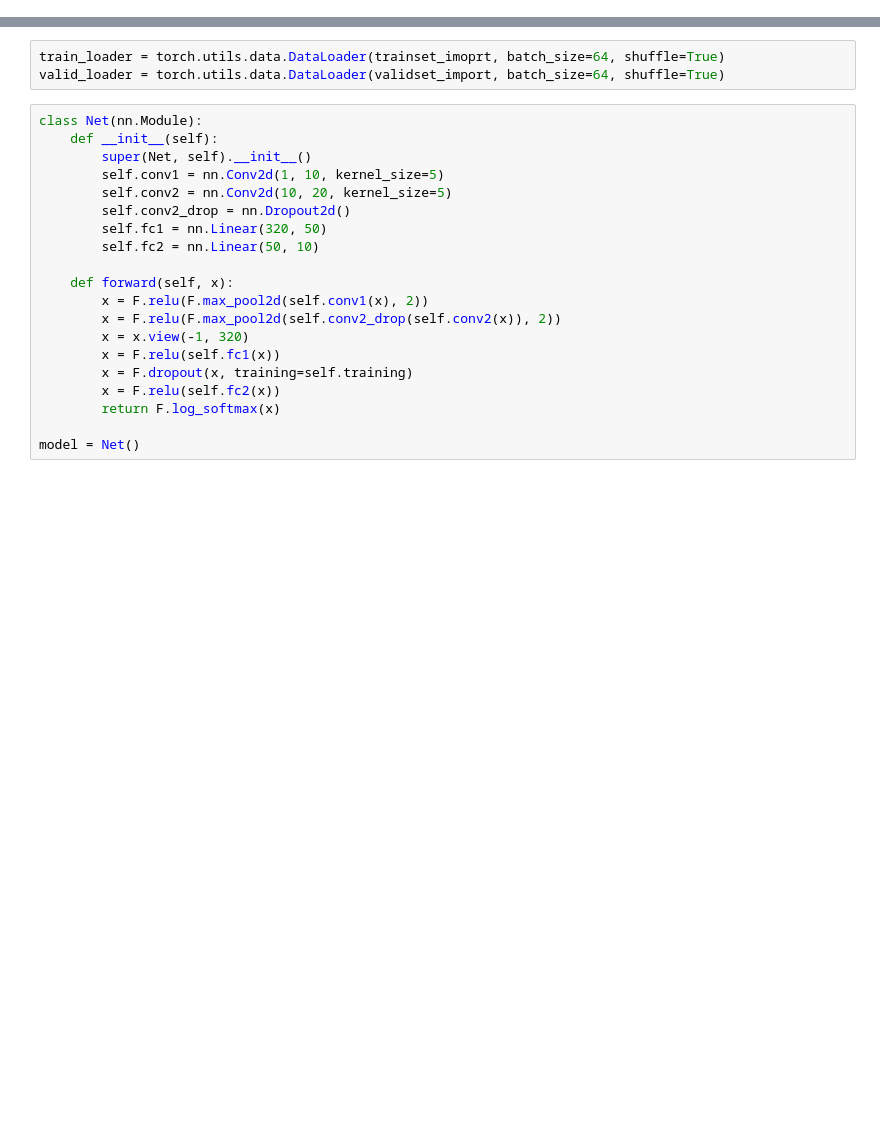
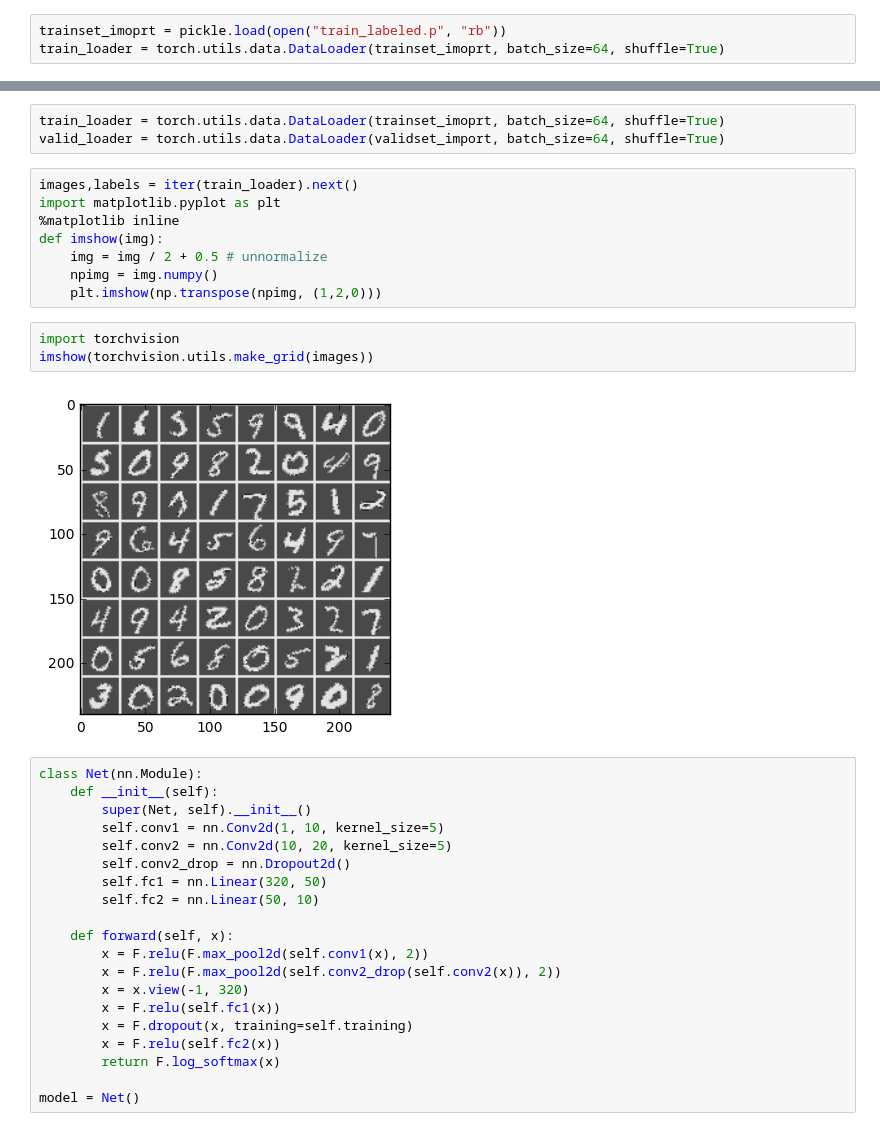
Before and after one commit to QianyuCheng/DSGA1008_DeepLearning, a Jupyter notebook: Assignment1/DSGA-1008-Spring2017-A1-master/script/label_unlabel_split.ipynb, the cells around one changed output, grey strips where cells are left out. Cells and saved outputs as stored; diff of their text form; blank space fills up the shorter version.

```diff
--- a/Assignment1/DSGA-1008-Spring2017-A1-master/script/label_unlabel_split.ipynb
+++ b/Assignment1/DSGA-1008-Spring2017-A1-master/script/label_unlabel_split.ipynb
@@ -113,3 +103,6 @@ torch.Size([47000, 28, 28])
 trainset_new_unl.train_labels
 # %%
 pickle.dump(trainset_new_unl, open("train_unlabeled.p", "wb" ))
+# %%
+trainset_imoprt = pickle.load(open("train_labeled.p", "rb"))
+train_loader = torch.utils.data.DataLoader(trainset_imoprt, batch_size=64, shuffle=True)
@@ -124,6 +121,19 @@ validset_import = pickle.load(open("validation.p", "rb"))
 # %%
 train_loader = torch.utils.data.DataLoader(trainset_imoprt, batch_size=64, shuffle=True)
 valid_loader = torch.utils.data.DataLoader(validset_import, batch_size=64, shuffle=True)
+# %%
+images,labels = iter(train_loader).next()
+import matplotlib.pyplot as plt
+%matplotlib inline
+def imshow(img):
+    img = img / 2 + 0.5 # unnormalize
+    npimg = img.numpy()
+    plt.imshow(np.transpose(npimg, (1,2,0)))
+# %%
+import torchvision
+imshow(torchvision.utils.make_grid(images))
+# %% [output]
+[figure, added]
 # %%
 class Net(nn.Module):
     def __init__(self):
```
Also changed, not shown: parts of 3 cells of this notebook, 7 other files.
